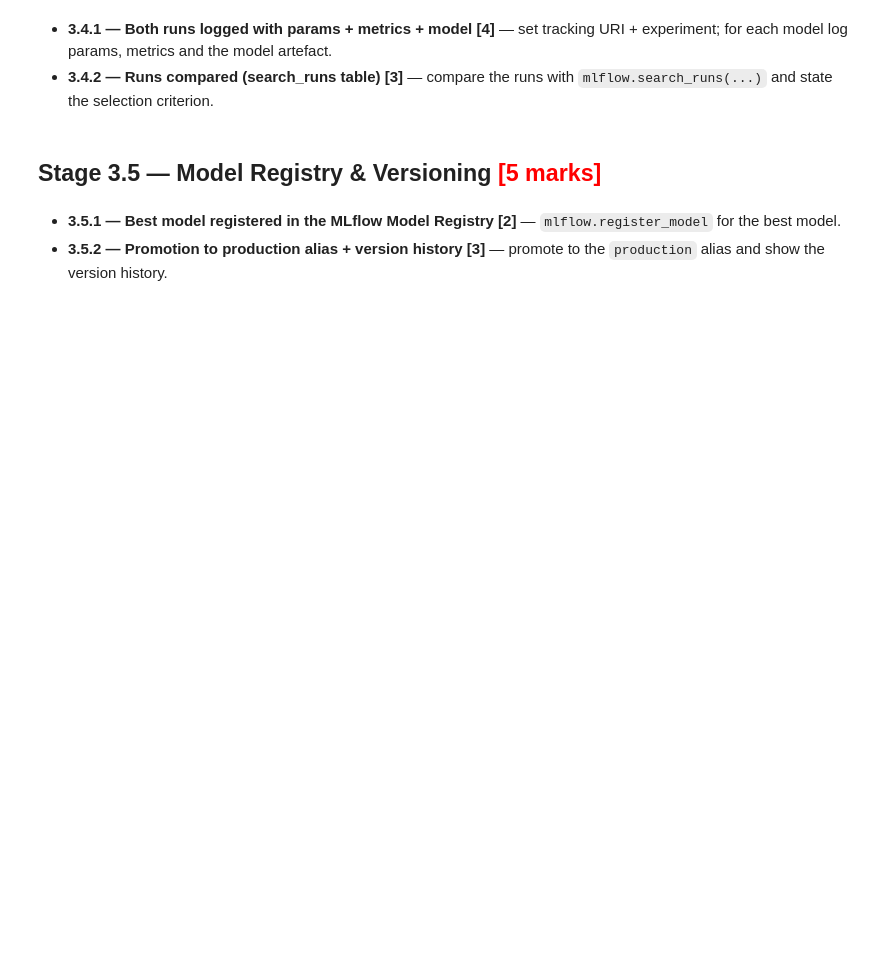
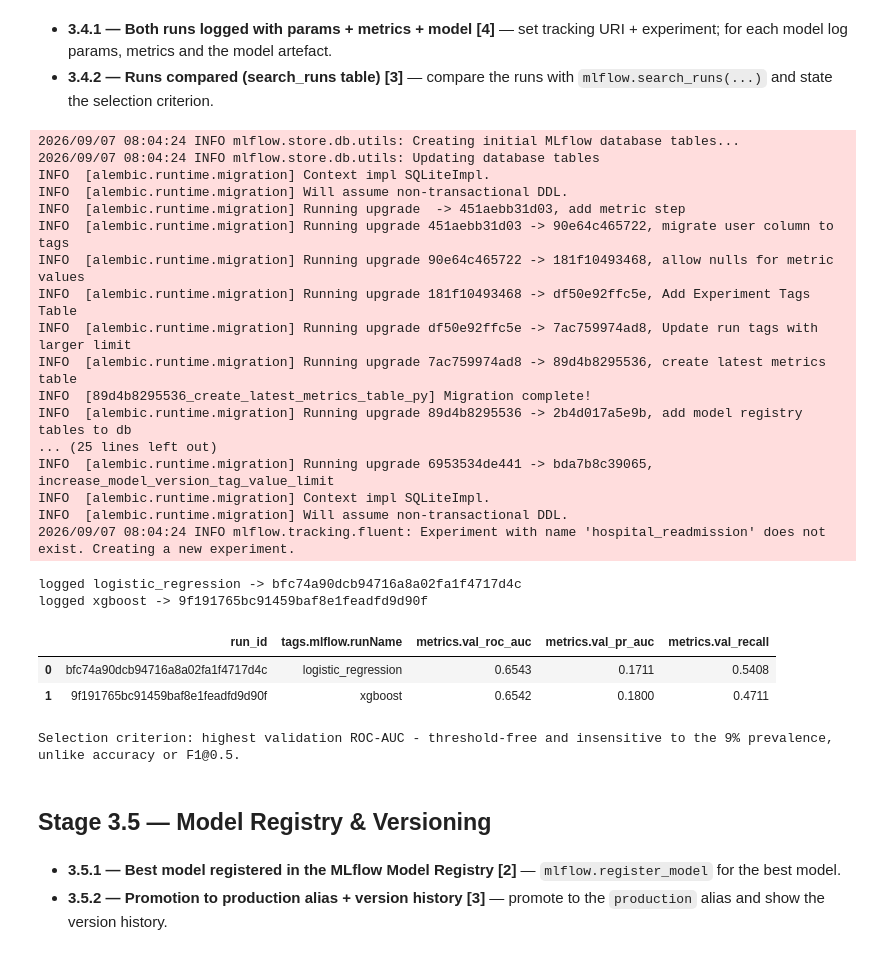
Before and after one commit to junghoona/hospital-readmission-prediction, a Jupyter notebook: Model_Development_and_Tracking.ipynb, the cells around one changed output. Saved outputs shown, nothing was run; the diff lists cells and outputs as text; code cells hidden in the pictures; blank space fills up the shorter version.

```diff
--- a/Model_Development_and_Tracking.ipynb
+++ b/Model_Development_and_Tracking.ipynb
@@ -41,10 +156,63 @@ import mlflow, config as cfg
 - **3.4.1 — Both runs logged with params + metrics + model [4]** — set tracking URI + experiment; for each model log params, metrics and the model artefact.
 - **3.4.2 — Runs compared (search_runs table) [3]** — compare the runs with `mlflow.search_runs(...)` and state the selection criterion.
 # %%
-# TODO 3.4.1: log both runs (params + metrics + model) to an MLflow experiment.
-# TODO 3.4.2: compare the runs with mlflow.search_runs(...).
+# 3.4.1: log both runs (params + metrics + model) to an MLflow experiment.
+mlflow.set_tracking_uri(cfg.MLFLOW_TRACKING_URI)    # sqlite:///mlflow.db
+mlflow.set_experiment(cfg.MLFLOW_EXPERIMENT)
+
+runs = {}
+for name, model, metrics in [
+    ("logistic_regression", logreg, lr_metrics),
+    ("xgboost",             xgb,    xgb_metrics),
+]:
+    with mlflow.start_run(run_name=name) as run:
+        mlflow.log_param("model_type", name)
+        mlflow.log_param("n_train", len(X_train))
+        mlflow.log_param("n_features_raw", X_train.shape[1])
+        mlflow.log_params(model.named_steps["clf"].get_params())
+
+        mlflow.log_metrics({f"val_{k}": v for k, v in metrics.items()})
+
+        info = mlflow.sklearn.log_model(
+            model, name="model", input_example=X_train.head(5))
+        runs[name] = {"run_id": run.info.run_id, "model_uri": info.model_uri}
+        print(f"logged {name} -> {run.info.run_id}")
+
+# 3.4.2: compare the runs with mlflow.search_runs(...)
+compare = mlflow.search_runs(
+    experiment_names=[cfg.MLFLOW_EXPERIMENT],
+    order_by=["metrics.val_roc_auc DESC"],
+)
+display(compare[["run_id", "tags.mlflow.runName", "metrics.val_roc_auc",
+                 "metrics.val_pr_auc", "metrics.val_recall"]])
+print("Selection criterion: highest validation ROC-AUC - threshold-free and "
+      "insensitive to the 9% prevalence, unlike accuracy or F1@0.5.")
+# %% [output]
+2026/09/07 08:04:24 INFO mlflow.store.db.utils: Creating initial MLflow database tables...
+2026/09/07 08:04:24 INFO mlflow.store.db.utils: Updating database tables
+INFO  [alembic.runtime.migration] Context impl SQLiteImpl.
+INFO  [alembic.runtime.migration] Will assume non-transactional DDL.
+INFO  [alembic.runtime.migration] Running upgrade  -> 451aebb31d03, add metric step
+INFO  [alembic.runtime.migration] Running upgrade 451aebb31d03 -> 90e64c465722, migrate user column to tags
+INFO  [alembic.runtime.migration] Running upgrade 90e64c465722 -> 181f10493468, allow nulls for metric values
+INFO  [alembic.runtime.migration] Running upgrade 181f10493468 -> df50e92ffc5e, Add Experiment Tags Table
+INFO  [alembic.runtime.migration] Running upgrade df50e92ffc5e -> 7ac759974ad8, Update run tags with larger limit
+INFO  [alembic.runtime.migration] Running upgrade 7ac759974ad8 -> 89d4b8295536, create latest metrics table
+INFO  [89d4b8295536_create_latest_metrics_table_py] Migration complete!
+INFO  [alembic.runtime.migration] Running upgrade 89d4b8295536 -> 2b4d017a5e9b, add model registry tables to db
+... (25 lines left out)
+INFO  [alembic.runtime.migration] Running upgrade 6953534de441 -> bda7b8c39065, increase_model_version_tag_value_limit
+INFO  [alembic.runtime.migration] Context impl SQLiteImpl.
+INFO  [alembic.runtime.migration] Will assume non-transactional DDL.
+2026/09/07 08:04:24 INFO mlflow.tracking.fluent: Experiment with name 'hospital_readmission' does not exist. Creating a new experiment.
+logged logistic_regression -> bfc74a90dcb94716a8a02fa1f4717d4c
+logged xgboost -> 9f191765bc91459baf8e1feadfd9d90f
+|  | run_id | tags.mlflow.runName | metrics.val_roc_auc | metrics.val_pr_auc | metrics.val_recall |
+| 0 | bfc74a90dcb94716a8a02fa1f4717d4c | logistic_regression | 0.6543 | 0.1711 | 0.5408 |
+| 1 | 9f191765bc91459baf8e1feadfd9d90f | xgboost | 0.6542 | 0.1800 | 0.4711 |
+Selection criterion: highest validation ROC-AUC - threshold-free and insensitive to the 9% prevalence, unlike accuracy or F1@0.5.
 # %% [markdown]
-## Stage 3.5 — Model Registry & Versioning <font color="red">[5 marks]</font>
+## Stage 3.5 — Model Registry & Versioning
 # %% [markdown]
 - **3.5.1 — Best model registered in the MLflow Model Registry [2]** — `mlflow.register_model` for the best model.
 - **3.5.2 — Promotion to production alias + version history [3]** — promote to the `production` alias and show the version history.
```
Also changed, not shown: parts of 10 cells of this notebook, 22 other files.
